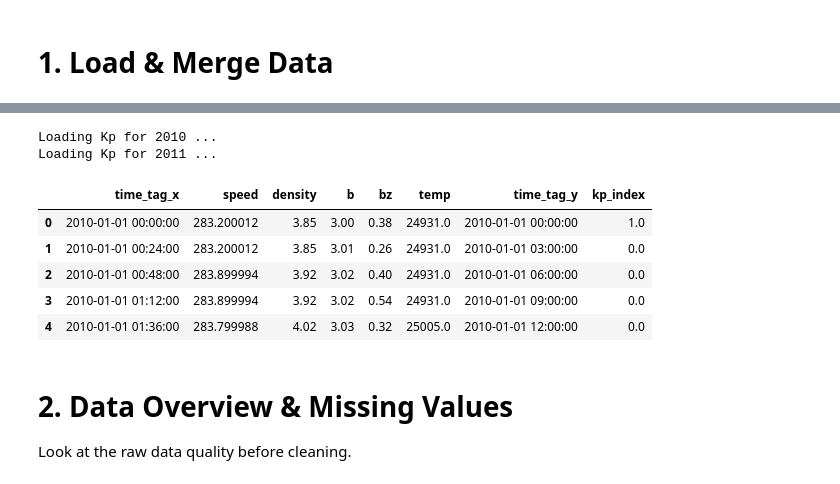
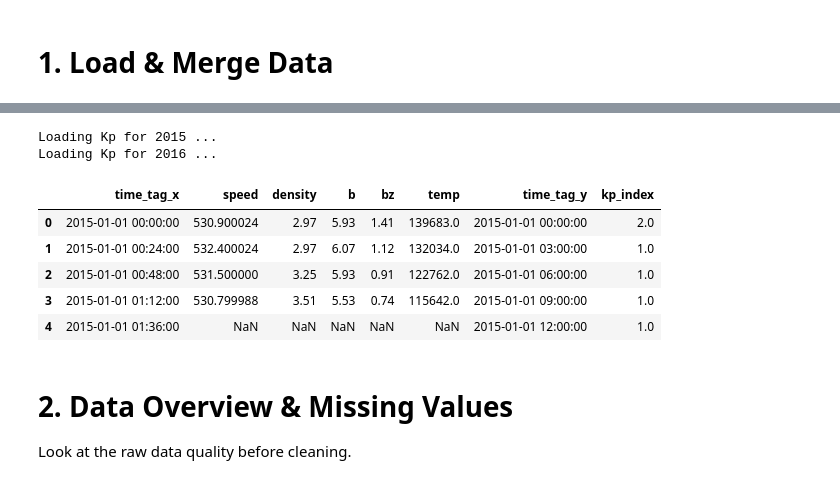
Before and after one commit to shaandpatel/AuroraNet, a Jupyter notebook: EDA.ipynb, the cells around one changed output, grey strips where cells are left out. Cells and saved outputs as stored; diff of their text form; code cells hidden in the pictures.

```diff
--- a/EDA.ipynb
+++ b/EDA.ipynb
@@ -31,8 +31,8 @@ logging.basicConfig(level=logging.INFO, format="%(asctime)s - %(levelname)s - %(
 # 1. Load & Merge Data
 # %%
 # Parameters (matching default args in build_dataset.py)
-START_YEAR = 2010
-END_YEAR = 2011
+START_YEAR = 2015
+END_YEAR = 2016
 
 logging.info(f"Fetching historical data from {START_YEAR} to {END_YEAR}...")
 
@@ -67,11 +67,11 @@ df.head()
-Loading Kp for 2010 ...
-Loading Kp for 2011 ...
+Loading Kp for 2015 ...
+Loading Kp for 2016 ...
 |  | time_tag_x | speed | density | b | bz | temp | time_tag_y | kp_index |
-| 0 | 2010-01-01 00:00:00 | 283.200012 | 3.85 | 3.00 | 0.38 | 24931.0 | 2010-01-01 00:00:00 | 1.0 |
-| 1 | 2010-01-01 00:24:00 | 283.200012 | 3.85 | 3.01 | 0.26 | 24931.0 | 2010-01-01 03:00:00 | 0.0 |
-| 2 | 2010-01-01 00:48:00 | 283.899994 | 3.92 | 3.02 | 0.40 | 24931.0 | 2010-01-01 06:00:00 | 0.0 |
-| 3 | 2010-01-01 01:12:00 | 283.899994 | 3.92 | 3.02 | 0.54 | 24931.0 | 2010-01-01 09:00:00 | 0.0 |
-| 4 | 2010-01-01 01:36:00 | 283.799988 | 4.02 | 3.03 | 0.32 | 25005.0 | 2010-01-01 12:00:00 | 0.0 |
+| 0 | 2015-01-01 00:00:00 | 530.900024 | 2.97 | 5.93 | 1.41 | 139683.0 | 2015-01-01 00:00:00 | 2.0 |
+| 1 | 2015-01-01 00:24:00 | 532.400024 | 2.97 | 6.07 | 1.12 | 132034.0 | 2015-01-01 03:00:00 | 1.0 |
+| 2 | 2015-01-01 00:48:00 | 531.500000 | 3.25 | 5.93 | 0.91 | 122762.0 | 2015-01-01 06:00:00 | 1.0 |
+| 3 | 2015-01-01 01:12:00 | 530.799988 | 3.51 | 5.53 | 0.74 | 115642.0 | 2015-01-01 09:00:00 | 1.0 |
+| 4 | 2015-01-01 01:36:00 | NaN | NaN | NaN | NaN | NaN | 2015-01-01 12:00:00 | 1.0 |
 # %% [markdown]
 # 2. Data Overview & Missing Values
 Look at the raw data quality before cleaning.
```
Also changed, not shown: parts of 8 cells of this notebook.
